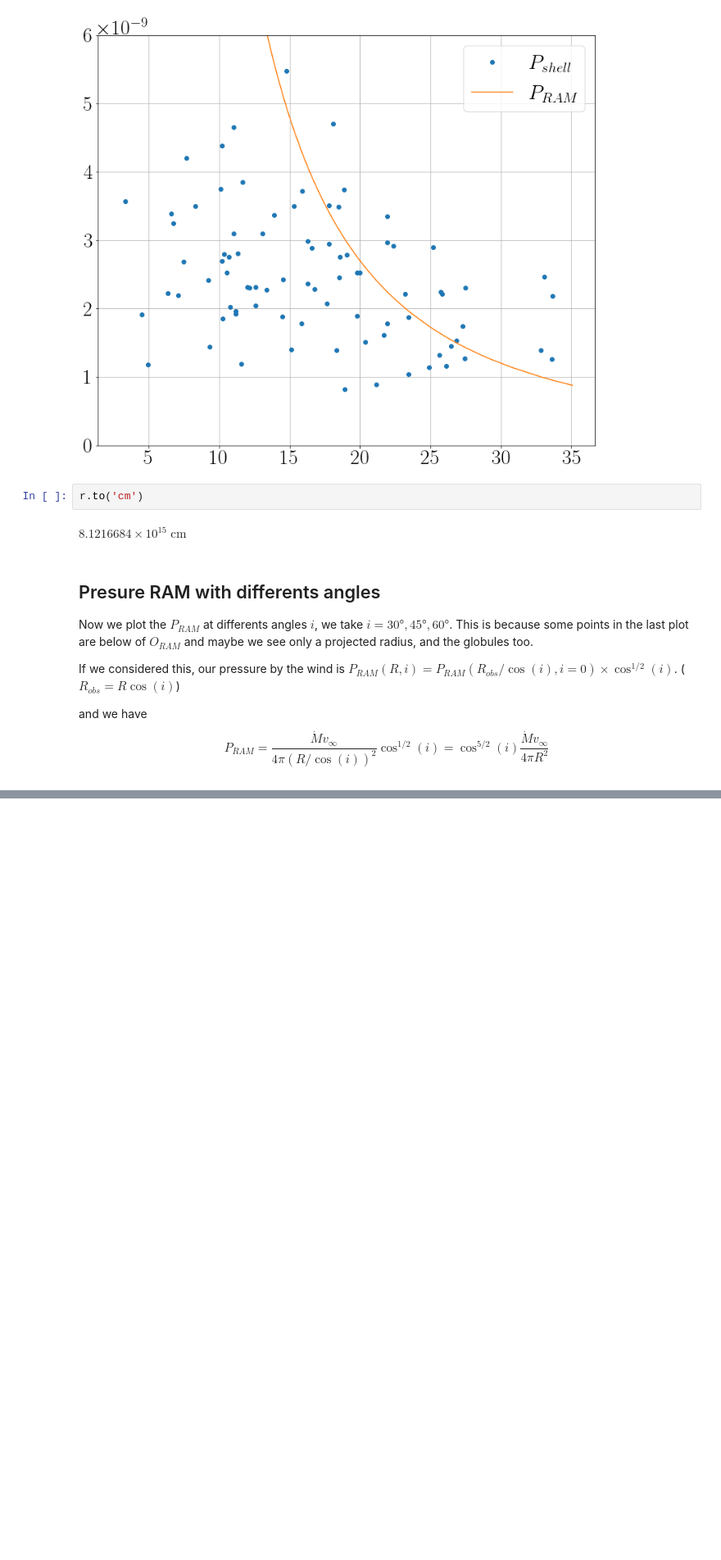
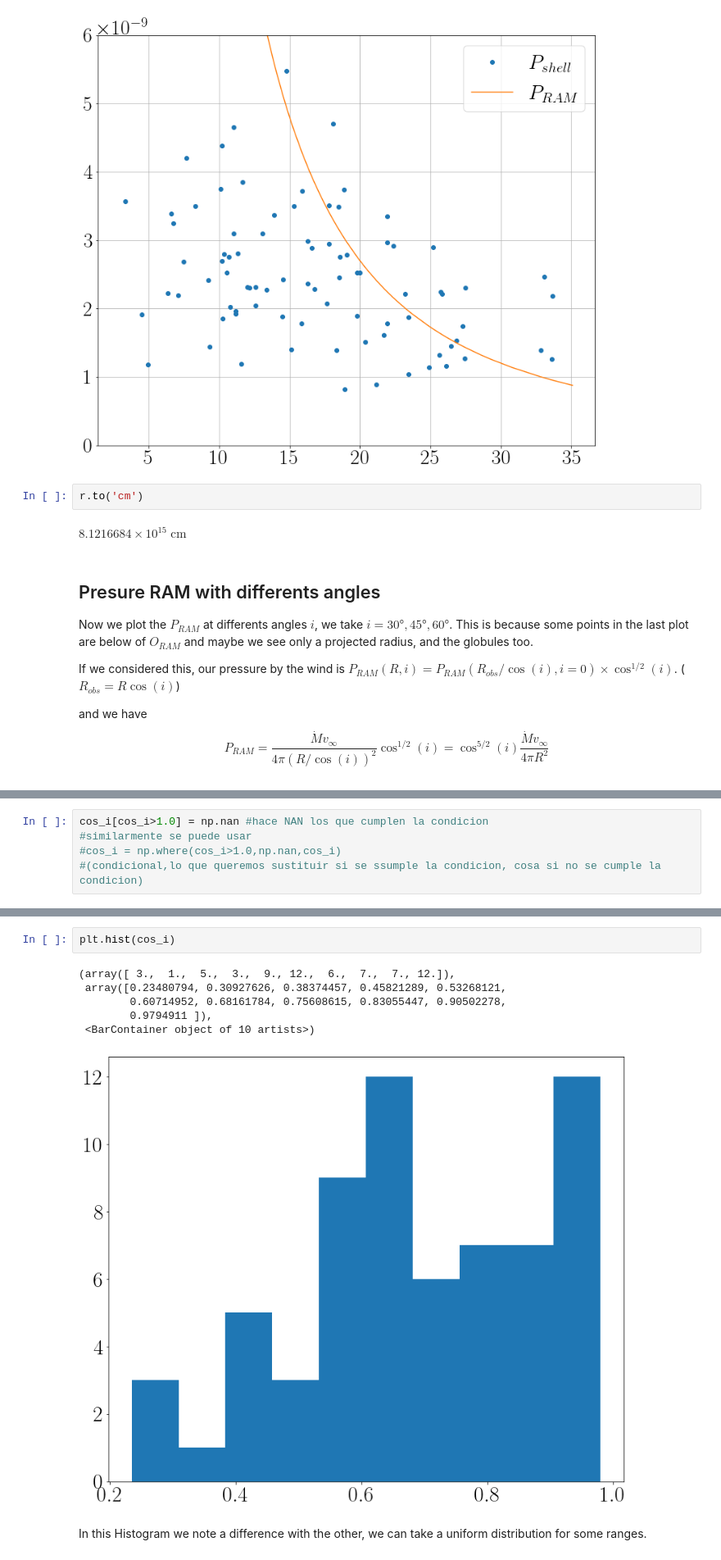
Before and after one commit to will-henney/globule-seminario, a Jupyter notebook: roberto-notebooks/parameters for the globules in M1-67.ipynb, the cells around one changed output, grey strips where cells are left out. Shown at 82% size. Cells and saved outputs as stored; diff of their text form; blank space fills up the shorter version.

```diff
--- a/roberto-notebooks/parameters for the globules in M1-67.ipynb
+++ b/roberto-notebooks/parameters for the globules in M1-67.ipynb
@@ -383,0 +429,5 @@ plt.show()
+# %%
+cos_i[cos_i>1.0] = np.nan #hace NAN los que cumplen la condicion
+#similarmente se puede usar
+#cos_i = np.where(cos_i>1.0,np.nan,cos_i)
+#(condicional,lo que queremos sustituir si se ssumple la condicion, cosa si no se cumple la condicion)
@@ -383,0 +449,11 @@ plt.show()
+# %%
+plt.hist(cos_i)
+# %% [output]
+(array([ 3.,  1.,  5.,  3.,  9., 12.,  6.,  7.,  7., 12.]),
+ array([0.23480794, 0.30927626, 0.38374457, 0.45821289, 0.53268121,
+        0.60714952, 0.68161784, 0.75608615, 0.83055447, 0.90502278,
+        0.9794911 ]),
+ <BarContainer object of 10 artists>)
+[figure, added]
+# %% [markdown]
+In this Histogram we note a difference with the other, we can take a uniform distribution for some ranges.
```
Also changed, not shown: parts of 27 cells of this notebook.
